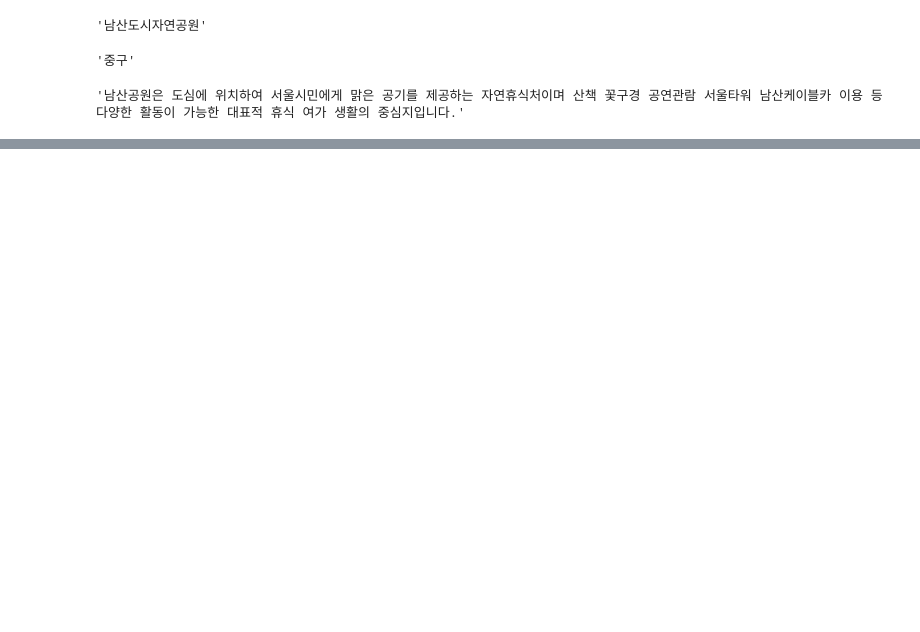
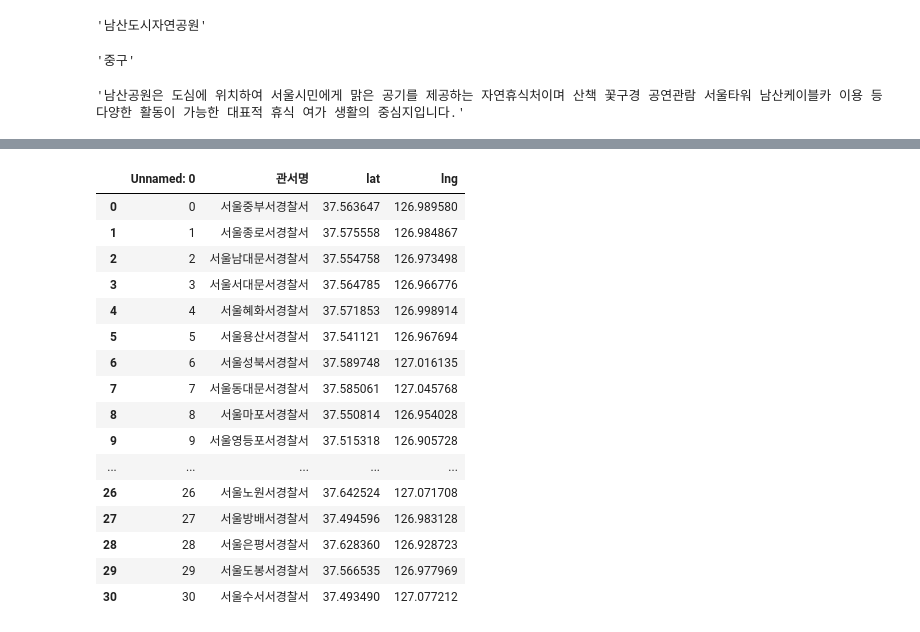
Before and after one commit to beegramin9/Flask, a Jupyter notebook: 3_module/test.ipynb, the cells around one changed output, grey strips where cells are left out. Cells and saved outputs as stored; diff of their text form; code cells hidden in the pictures; blank space fills up the shorter version.

```diff
--- a/3_module/test.ipynb
+++ b/3_module/test.ipynb
@@ -137,0 +179,23 @@ park_gu.head()
+# %%
+police_loc = pd.read_csv('./static/data/seoul/서울 경찰서 위도, 경도.csv'
+#,index_col='구별')
+)
+police_loc
+# %% [output]
+|  | Unnamed: 0 | 관서명 | lat | lng |
+| 0 | 0 | 서울중부서경찰서 | 37.563647 | 126.989580 |
+| 1 | 1 | 서울종로서경찰서 | 37.575558 | 126.984867 |
+| 2 | 2 | 서울남대문서경찰서 | 37.554758 | 126.973498 |
+| 3 | 3 | 서울서대문서경찰서 | 37.564785 | 126.966776 |
+| 4 | 4 | 서울혜화서경찰서 | 37.571853 | 126.998914 |
+| 5 | 5 | 서울용산서경찰서 | 37.541121 | 126.967694 |
+| 6 | 6 | 서울성북서경찰서 | 37.589748 | 127.016135 |
+| 7 | 7 | 서울동대문서경찰서 | 37.585061 | 127.045768 |
+| 8 | 8 | 서울마포서경찰서 | 37.550814 | 126.954028 |
+| 9 | 9 | 서울영등포서경찰서 | 37.515318 | 126.905728 |
+| ... | ... | ... | ... | ... |
+| 26 | 26 | 서울노원서경찰서 | 37.642524 | 127.071708 |
+| 27 | 27 | 서울방배서경찰서 | 37.494596 | 126.983128 |
+| 28 | 28 | 서울은평서경찰서 | 37.628360 | 126.928723 |
+| 29 | 29 | 서울도봉서경찰서 | 37.566535 | 126.977969 |
+| 30 | 30 | 서울수서서경찰서 | 37.493490 | 127.077212 |
```
Also changed, not shown: parts of 19 cells of this notebook, 24 other files.
